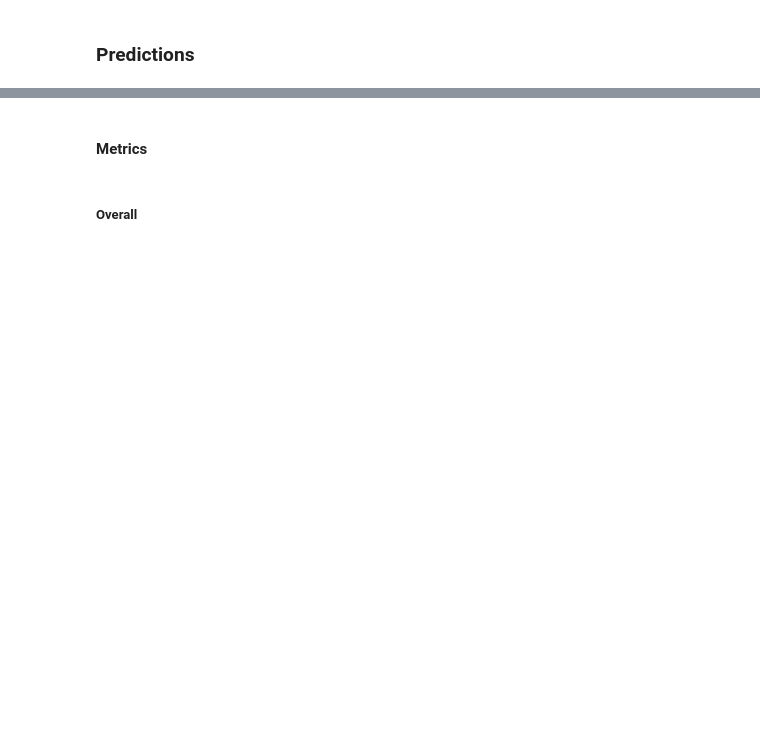
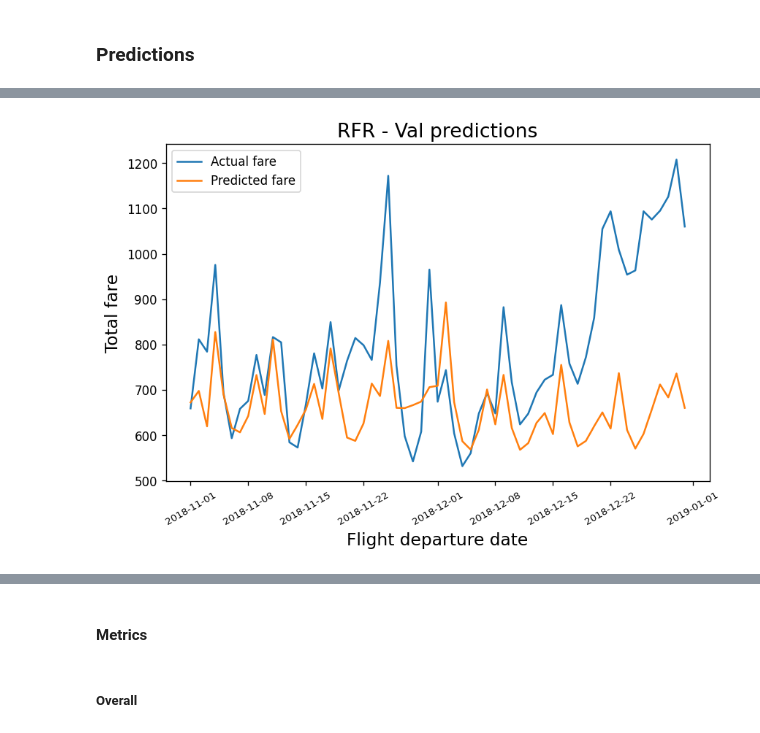
Before and after one commit to mayur7garg/FarePrediction, a Jupyter notebook: src/06 Random Forest Regressor.ipynb, the cells around one changed output, grey strips where cells are left out. Cells and saved outputs as stored; diff of their text form; code cells hidden in the pictures; blank space fills up the shorter version.

Commit message:
Added plots to tree models

```diff
--- a/src/06 Random Forest Regressor.ipynb
+++ b/src/06 Random Forest Regressor.ipynb
@@ -281,0 +755,6 @@ val_df['dur_min'].null_count()
+# %%
+val_df = val_df.with_columns(
+    pl.col('over_mn').fill_null(-1)
+)
+
+val_df['over_mn'].value_counts()
@@ -283,11 +769,11 @@ val_df['dur_min'].null_count()
 ### Training datasets
 # %%
 TRAINING_COLS = [
-    'carrier', 'days_till_flight', 'origin_id', 'destination_id',
+    'carrier', 'days_till_flight', 'origin_id', 'destination_id', 'route_id',
     'dur_min', 'flt_info_null', 'days_since_start', 'is_dst',
     'flt_departure_month', 'flt_departure_day',
     'flt_departure_week', 'flt_departure_weekday',
-    '7d_route_avg', '7d_route_carrier_avg'
+    '7d_route_avg', '7d_route_carrier_avg', 'over_mn'
 ]
 
 X_train = train_df.select(TRAINING_COLS)
@@ -370,9 +884,9 @@ def train_model(param_grid, n_iter = 5):
     return best_model
 
 param_grid = {
-    "rf__criterion": ['squared_error', 'absolute_error'],
-    "rf__n_estimators": np.linspace(50, 250, 5, dtype = np.int32),
-    "rf__max_depth": [4, 5, 6, 7],
+    "rf__criterion": ['squared_error', 'friedman_mse'],
+    "rf__n_estimators": np.linspace(100, 300, 5, dtype = np.int32),
+    "rf__max_depth": [5, 6, 7],
     "rf__max_features": ["sqrt", "log2", 0.5]
 }
 
@@ -394,0 +976,31 @@ val_df
+# %%
+plt.figure(figsize = (8, 5), dpi = 120)
+sns.lineplot(
+    data = val_df.group_by('flt_departure_dt').agg(pl.col('total_fare').mean()),
+    x = "flt_departure_dt",
+    y = "total_fare",
+    label = "Actual fare"
+)
+
+sns.lineplot(
+    data = val_df.group_by('flt_departure_dt').agg(pl.col('pred_fare').mean()),
+    x = "flt_departure_dt",
+    y = "pred_fare",
+    label = "Predicted fare"
+)
+
+locs, labels = plt.xticks()
+plt.xticks(
+    locs,
+    [l.get_text() for l in labels],
+    rotation = 30,
+    fontsize = 8
+)
+
+plt.legend()
+plt.title("RFR - Val predictions", fontsize = 16)
+plt.xlabel("Flight departure date", fontsize = 14)
+plt.ylabel("Total fare", fontsize = 14)
+plt.show()
+# %% [output]
+[figure, added]
```
Also changed, not shown: parts of 48 cells of this notebook, 1 other file.
